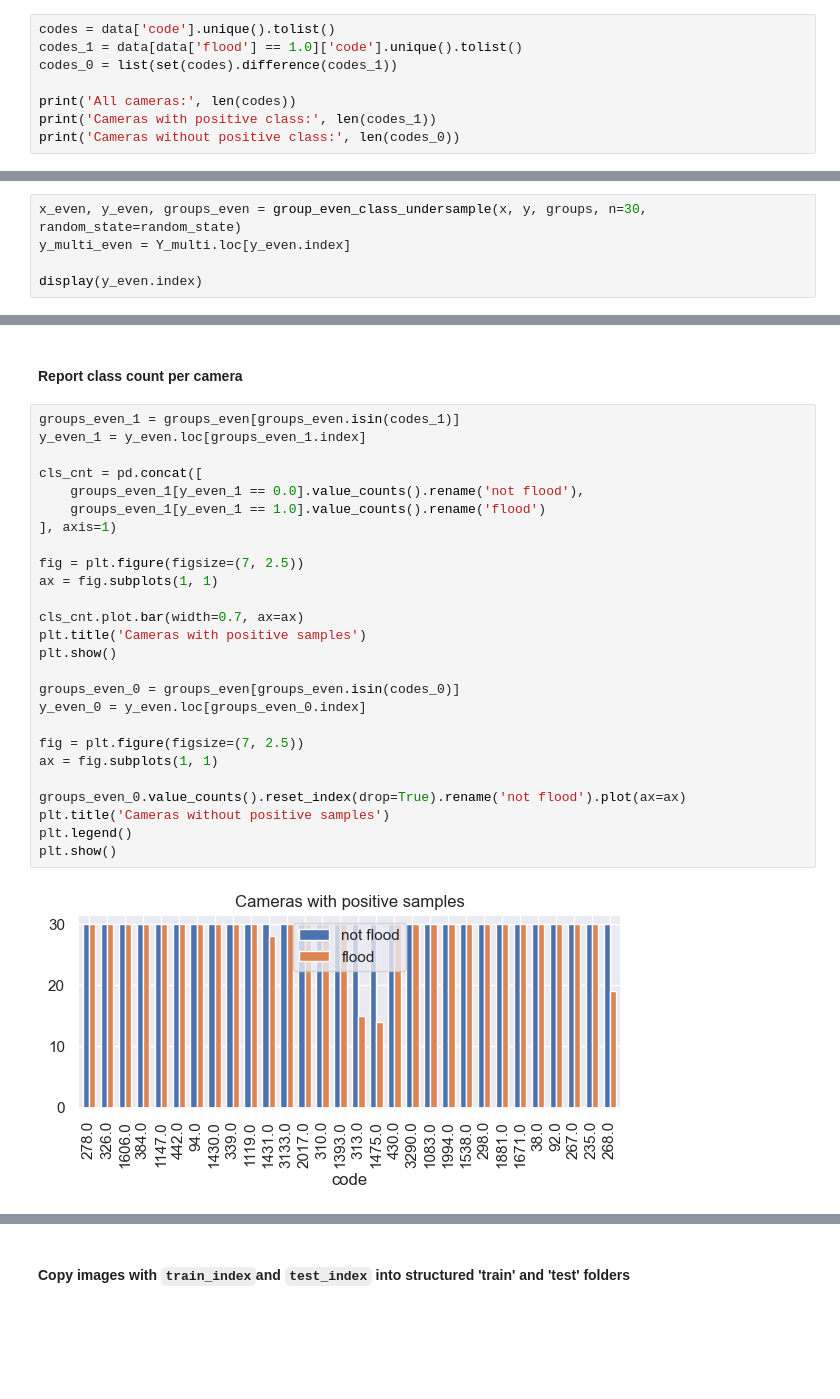
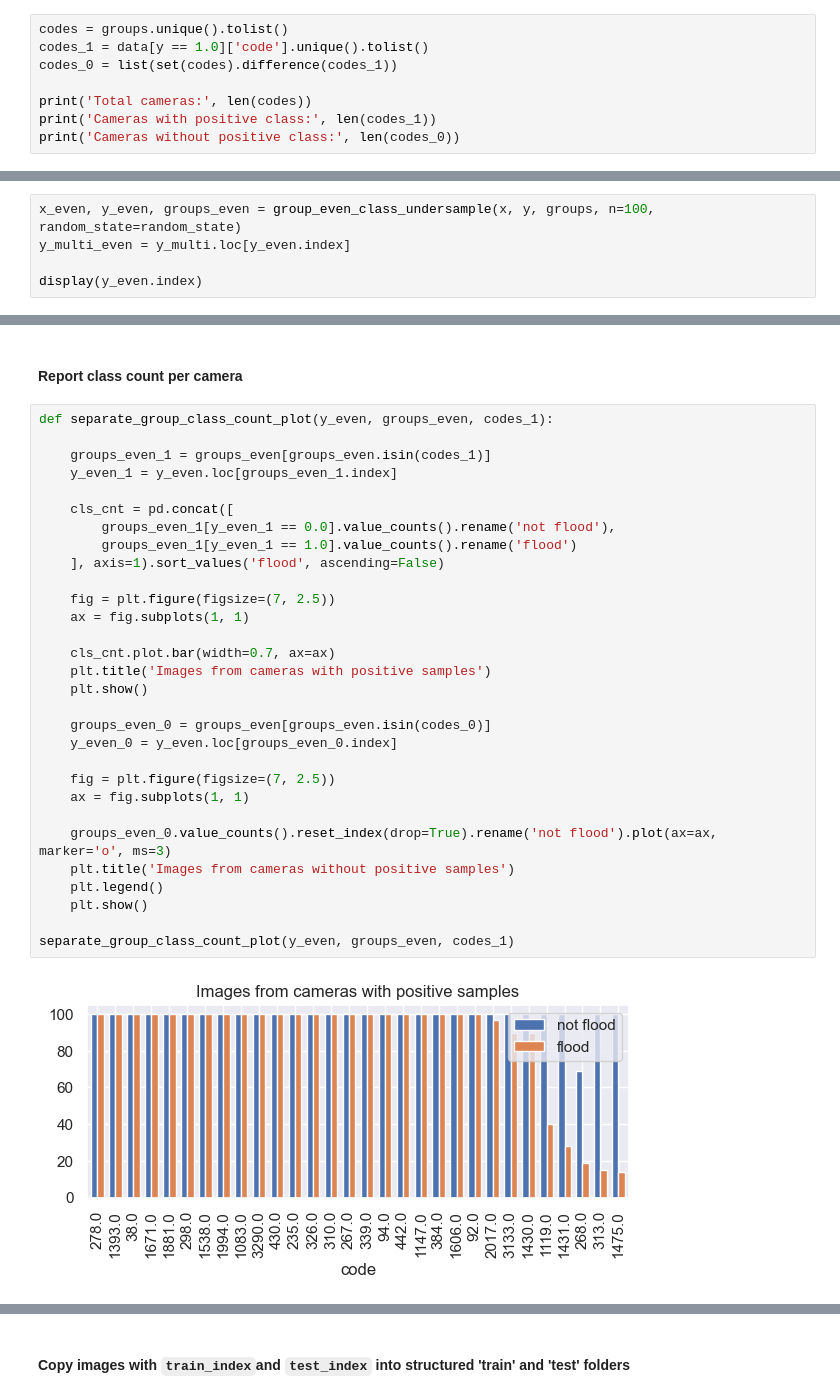
Before and after one commit to luisresende13/octa-flood-images, a Jupyter notebook: Split + Copy Images to Folder.ipynb, the cells around one changed output, grey strips where cells are left out. Cells and saved outputs as stored; diff of their text form; blank space fills up the shorter version.

```diff
--- a/Split + Copy Images to Folder.ipynb
+++ b/Split + Copy Images to Folder.ipynb
@@ -228,9 +230,9 @@ def group_class_count_plot(y, groups, train_index, test_index, val_index):
 # %%
-codes = data['code'].unique().tolist()
-codes_1 = data[data['flood'] == 1.0]['code'].unique().tolist()
+codes = groups.unique().tolist()
+codes_1 = data[y == 1.0]['code'].unique().tolist()
 codes_0 = list(set(codes).difference(codes_1))
 
-print('All cameras:', len(codes))
+print('Total cameras:', len(codes))
 print('Cameras with positive class:', len(codes_1))
 print('Cameras without positive class:', len(codes_0))
 # %% [output]
@@ -318,8 +322,8 @@ groups = data['code']
 # %% [markdown]
 #### Even groups class undersample
 # %%
-x_even, y_even, groups_even = group_even_class_undersample(x, y, groups, n=30, random_state=random_state)
-y_multi_even = Y_multi.loc[y_even.index]
+x_even, y_even, groups_even = group_even_class_undersample(x, y, groups, n=100, random_state=random_state)
+y_multi_even = y_multi.loc[y_even.index]
 
 display(y_even.index)
 # %% [output]
@@ -332,30 +357,34 @@ Index([167457, 160401, 160768, 163512, 196018, 217576, 159387, 159300, 170070,
 # %% [markdown]
 #### Report class count per camera
 # %%
-groups_even_1 = groups_even[groups_even.isin(codes_1)]
-y_even_1 = y_even.loc[groups_even_1.index]
+def separate_group_class_count_plot(y_even, groups_even, codes_1):
 
-cls_cnt = pd.concat([
-    groups_even_1[y_even_1 == 0.0].value_counts().rename('not flood'),
-    groups_even_1[y_even_1 == 1.0].value_counts().rename('flood')
-], axis=1)
+    groups_even_1 = groups_even[groups_even.isin(codes_1)]
+    y_even_1 = y_even.loc[groups_even_1.index]
 
-fig = plt.figure(figsize=(7, 2.5))
-ax = fig.subplots(1, 1)
+    cls_cnt = pd.concat([
+        groups_even_1[y_even_1 == 0.0].value_counts().rename('not flood'),
+        groups_even_1[y_even_1 == 1.0].value_counts().rename('flood')
+    ], axis=1).sort_values('flood', ascending=False)
 
-cls_cnt.plot.bar(width=0.7, ax=ax)
-plt.title('Cameras with positive samples')
-plt.show()
+    fig = plt.figure(figsize=(7, 2.5))
+    ax = fig.subplots(1, 1)
 
-groups_even_0 = groups_even[groups_even.isin(codes_0)]
-y_even_0 = y_even.loc[groups_even_0.index]
+    cls_cnt.plot.bar(width=0.7, ax=ax)
+    plt.title('Images from cameras with positive samples')
+    plt.show()
 
-fig = plt.figure(figsize=(7, 2.5))
-ax = fig.subplots(1, 1)
+    groups_even_0 = groups_even[groups_even.isin(codes_0)]
+    y_even_0 = y_even.loc[groups_even_0.index]
 
-groups_even_0.value_counts().reset_index(drop=True).rename('not flood').plot(ax=ax)
-plt.title('Cameras without positive samples')
-plt.legend()
-plt.show()
+    fig = plt.figure(figsize=(7, 2.5))
+    ax = fig.subplots(1, 1)
+
+    groups_even_0.value_counts().reset_index(drop=True).rename('not flood').plot(ax=ax, marker='o', ms=3)
+    plt.title('Images from cameras without positive samples')
+    plt.legend()
+    plt.show()
+
+separate_group_class_count_plot(y_even, groups_even, codes_1)
 # %% [output]
-[figure, old version]
+[figure, new version]
```
Also changed, not shown: parts of 73 cells of this notebook, 3 other files.
